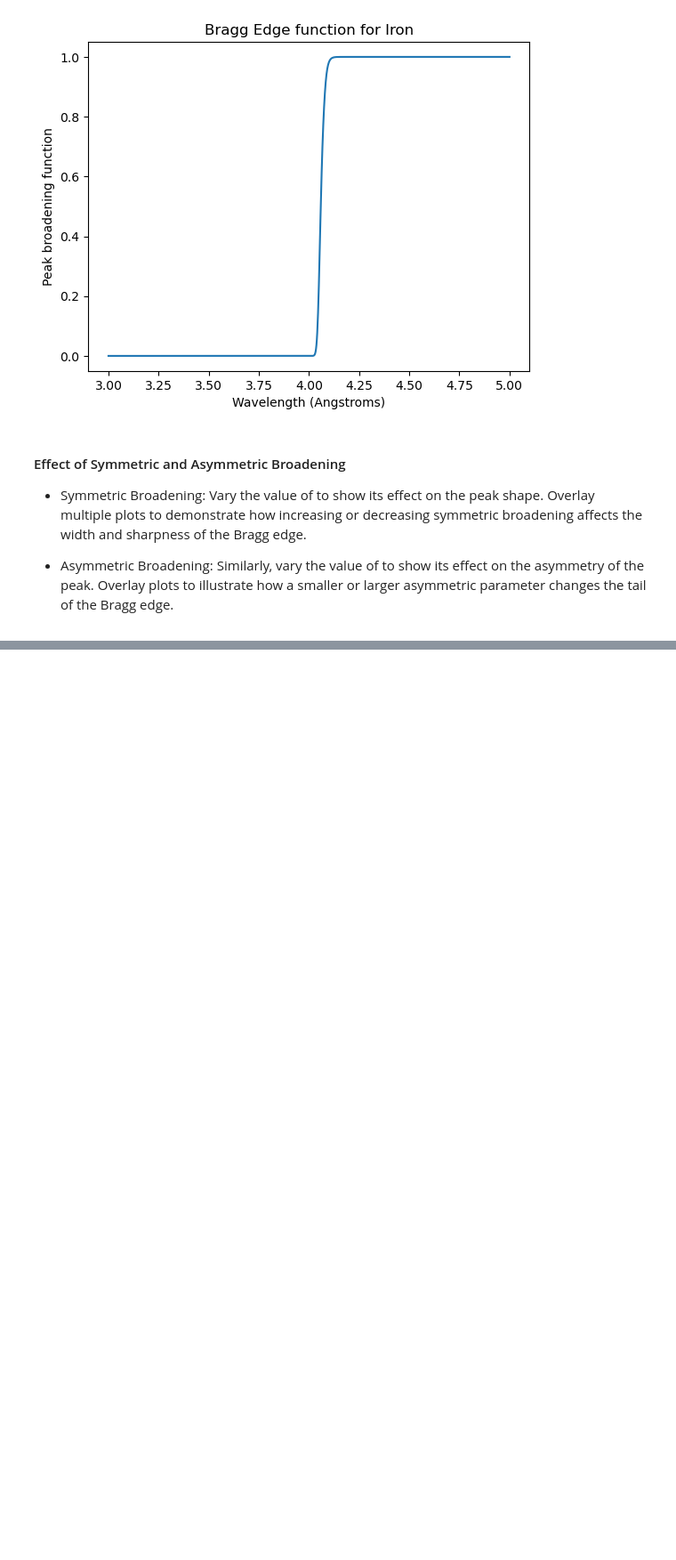
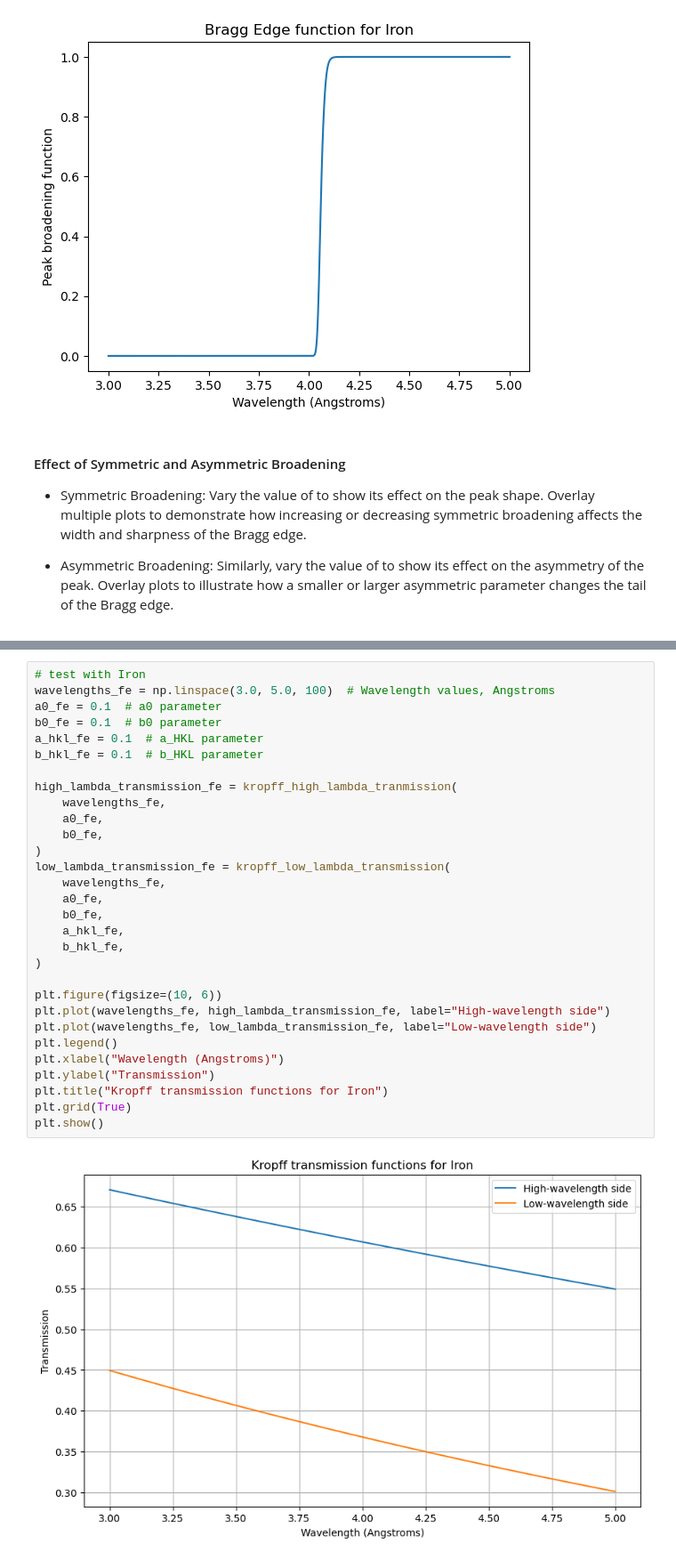
Before and after one commit to ornlneutronimaging/iBeatles, a Jupyter notebook: notebooks/bragg_edge_fitting.ipynb, the cells around one changed output, grey strips where cells are left out. Shown at 89% size. Cells and saved outputs as stored; diff of their text form; blank space fills up the shorter version.

```diff
--- a/notebooks/bragg_edge_fitting.ipynb
+++ b/notebooks/bragg_edge_fitting.ipynb
@@ -457 +492,33 @@ Text(0.5, 1.0, 'Low-wavelength side transmission function for Iron')
+# %%
+# test with Iron
+wavelengths_fe = np.linspace(3.0, 5.0, 100)  # Wavelength values, Angstroms
+a0_fe = 0.1  # a0 parameter
+b0_fe = 0.1  # b0 parameter
+a_hkl_fe = 0.1  # a_HKL parameter
+b_hkl_fe = 0.1  # b_HKL parameter
+
+high_lambda_transmission_fe = kropff_high_lambda_tranmission(
+    wavelengths_fe,
+    a0_fe,
+    b0_fe,
+)
+low_lambda_transmission_fe = kropff_low_lambda_transmission(
+    wavelengths_fe,
+    a0_fe,
+    b0_fe,
+    a_hkl_fe,
+    b_hkl_fe,
+)
+
+plt.figure(figsize=(10, 6))
+plt.plot(wavelengths_fe, high_lambda_transmission_fe, label="High-wavelength side")
+plt.plot(wavelengths_fe, low_lambda_transmission_fe, label="Low-wavelength side")
+plt.legend()
+plt.xlabel("Wavelength (Angstroms)")
+plt.ylabel("Transmission")
+plt.title("Kropff transmission functions for Iron")
+plt.grid(True)
+plt.show()
+# %% [output]
+[figure, added]
 # %%
```
Also changed, not shown: parts of 41 cells of this notebook.
